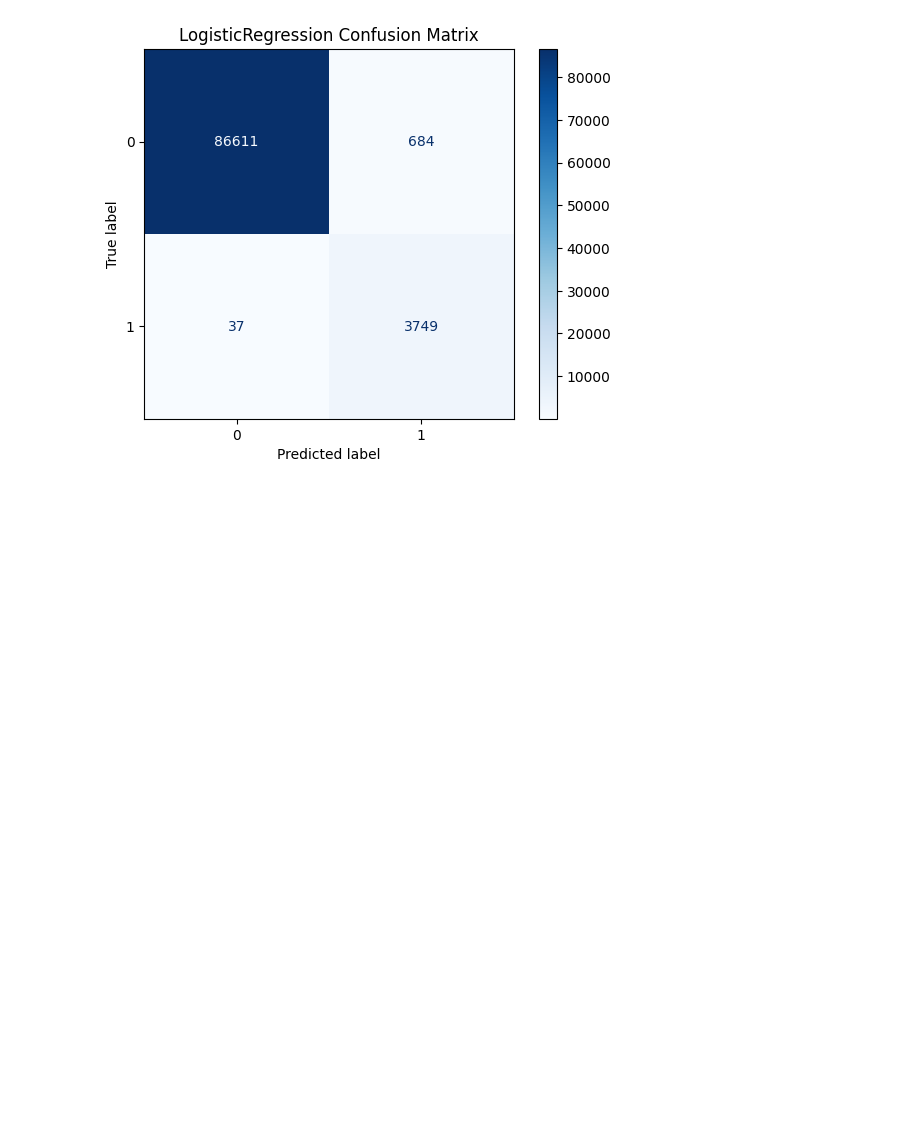
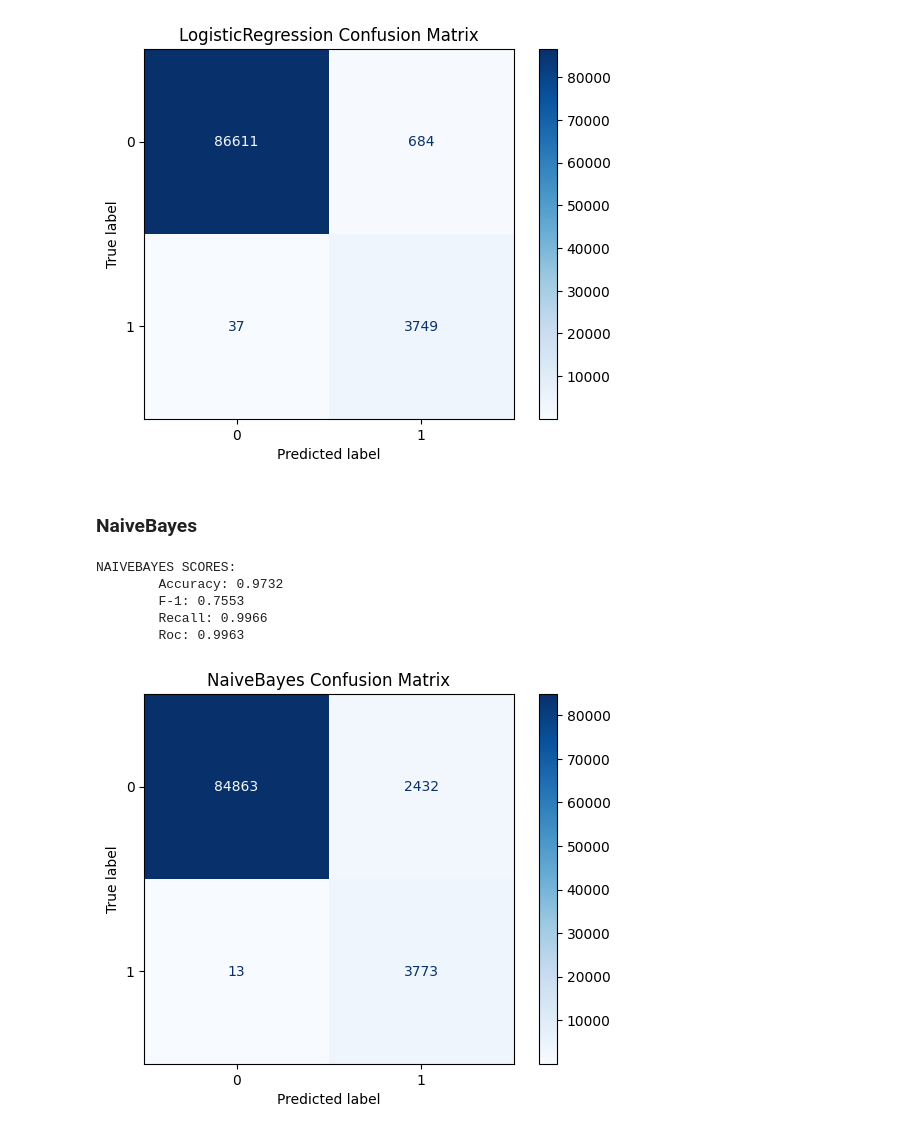
Before and after one commit to Snydeer/DataSciencePodj, a Jupyter notebook: datascineceproj.ipynb, the cells around one changed output. Drawn from its saved outputs; the diff is of its cells as text; code cells hidden in the pictures; blank space fills up the shorter version.

Commit message:
Kidus: Added BernoulliNB

```diff
--- a/datascineceproj.ipynb
+++ b/datascineceproj.ipynb
@@ -282,6 +267,9 @@ def score_model(model, X_train, y_train, params=None, cv=None):
 # %% [markdown]
 # Hyper Parameterization Function
 # %%
+from sklearn.ensemble import RandomForestClassifier, AdaBoostClassifier
+from sklearn.naive_bayes import BernoulliNB
+
 def param_optimizer(model, params, X_train, y_train):
     score_tracker = []
     for p1 in params['p1']:
@@ -298,6 +286,11 @@ def param_optimizer(model, params, X_train, y_train):
                     'learning_rate': p2,
                     'random_state': 13
                 }
+            elif model == BernoulliNB:
+                _params = {
+                    'alpha': p1,
+                    'fit_prior': p2
+                }
             _params['recall'], _params['f1'], _params['acc'], _params['roc'] = score_model(model, X_train, y_train, _params)
 
             _params['recall'] = _params['recall'].mean()
@@ -382,0 +376,10 @@ param_optimizer(AdaBoostClassifier, adaboost_params, X_train, y_train)
+# %%
+nb_params = {
+    'p1': [0.001, 0.05, 0.1, 0.5, 1],
+    'p2': [True, False]
+}
+
+param_optimizer(BernoulliNB, nb_params, X_train, y_train)
+# This output shows the best parameters to use based on
+# specific metrics. Outputs are in this order: recall score,
+# f1 score, accuracy score, roc score.
@@ -492,3 +513,36 @@ LOGISTICREGRESSION SCORES:
         Recall: 0.9902
         Roc: 0.9973
 [figure]
+# %% [markdown]
+### NaiveBayes
+# %%
+nb = BernoulliNB(alpha=0.001)
+
+nb.fit(X_train_undersample, y_train_undersample)
+
+nb_pred = nb.predict(X_test)
+nb_pred_prob = nb.predict_proba(X_test)[:,1]
+
+acc = accuracy_score(y_test, nb_pred)
+f1 = f1_score(y_test, nb_pred)
+recall = recall_score(y_test, nb_pred)
+roc = roc_auc_score(y_test, nb_pred_prob)
+cm = confusion_matrix(y_test, nb_pred)
+
+print(f'NAIVEBAYES SCORES:\n'
+      f'\tAccuracy: {acc:0.4f}\n'
+      f'\tF-1: {f1:0.4f}\n'
+      f'\tRecall: {recall:0.4f}\n'
+      f'\tRoc: {roc:0.4f}\n\n')
+
+disp = ConfusionMatrixDisplay(confusion_matrix=cm, display_labels=nb.classes_)
+disp.plot(cmap='Blues',)
+plt.title("NaiveBayes Confusion Matrix")
+plt.show()
+# %% [output]
+NAIVEBAYES SCORES:
+        Accuracy: 0.9732
+        F-1: 0.7553
+        Recall: 0.9966
+        Roc: 0.9963
+[figure, added]
```
Also changed, not shown: parts of 6 cells of this notebook.
